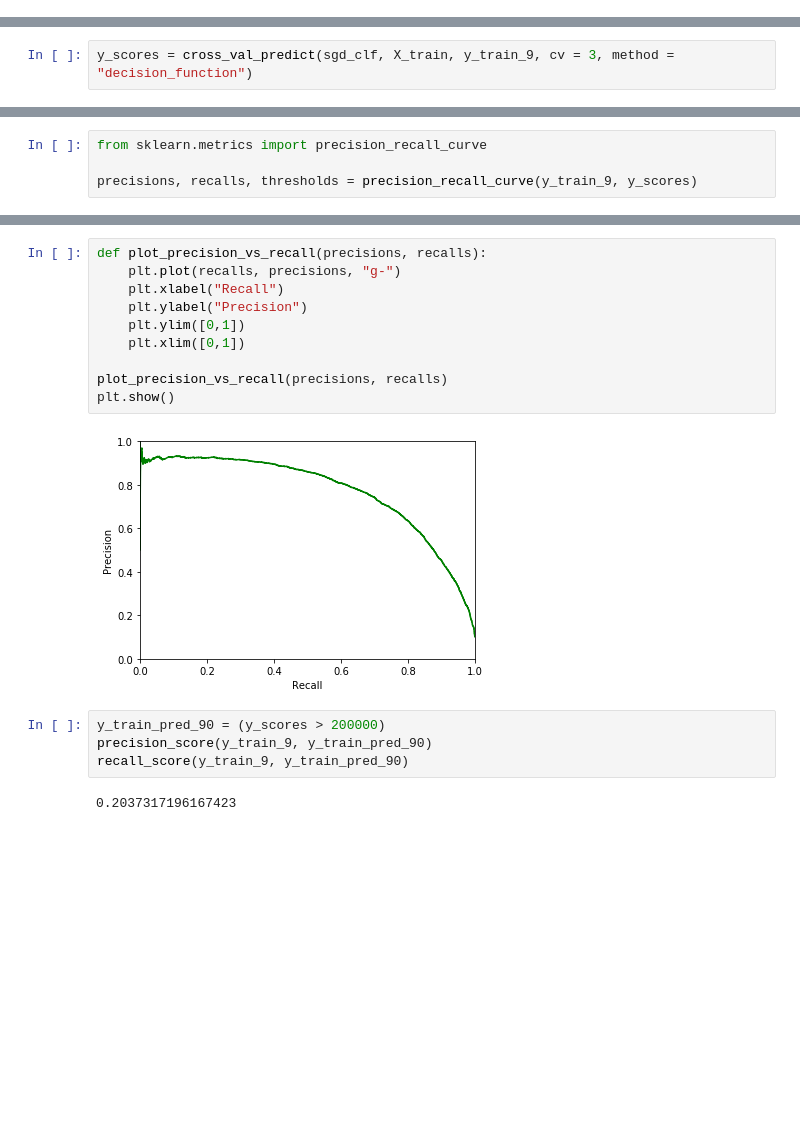
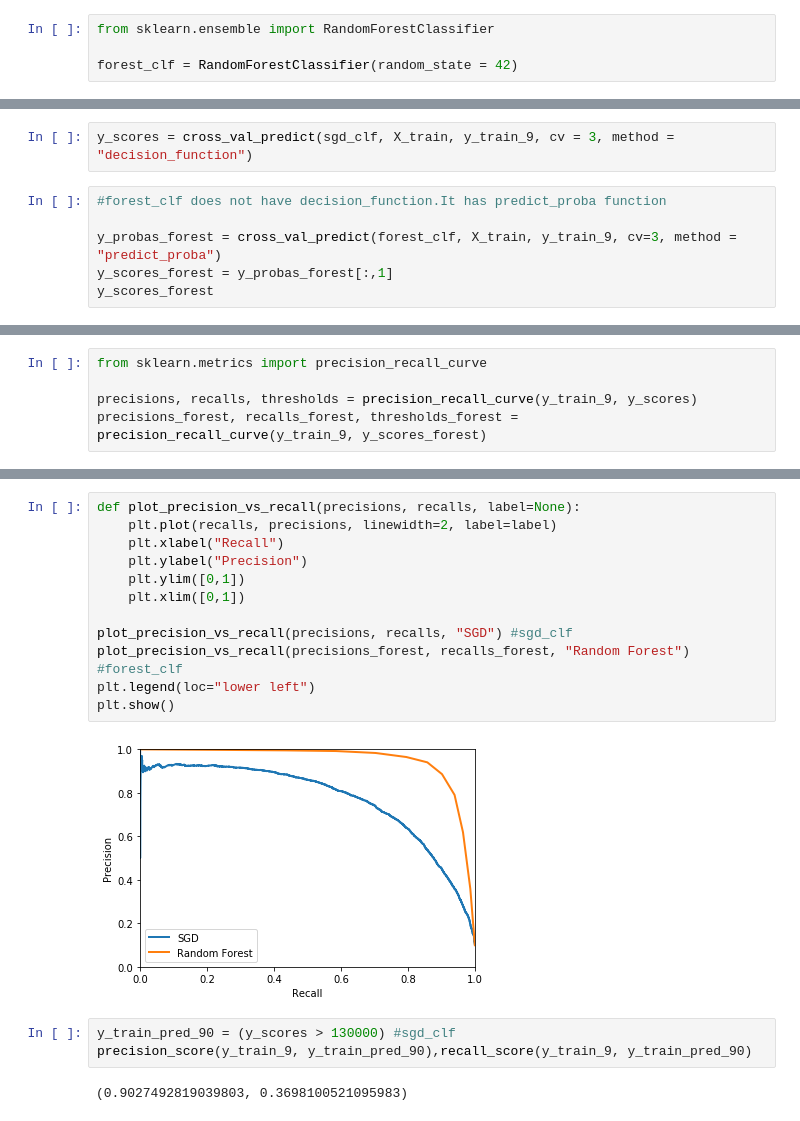
Before and after one commit to Diksha65/Programs, a Jupyter notebook: ML_Using_Python/Classification.ipynb, the cells around one changed output, grey strips where cells are left out. Drawn from its saved outputs; the diff is of its cells as text; blank space fills up the shorter version.

```diff
--- a/ML_Using_Python/Classification.ipynb
+++ b/ML_Using_Python/Classification.ipynb
@@ -98 +102,5 @@ array([ True])
+# %%
+from sklearn.ensemble import RandomForestClassifier
+
+forest_clf = RandomForestClassifier(random_state = 42)
 # %% [markdown]
@@ -221,3 +253,9 @@ array([False])
 The above cases predict that raising the threshold decreases recall. To decide which threshold to use, follow the below steps. From the graph one can select the threshold value that gives the best precision/recall tradeoff
 # %%
 y_scores = cross_val_predict(sgd_clf, X_train, y_train_9, cv = 3, method = "decision_function")
+# %%
+#forest_clf does not have decision_function.It has predict_proba function
+
+y_probas_forest = cross_val_predict(forest_clf, X_train, y_train_9, cv=3, method = "predict_proba")
+y_scores_forest = y_probas_forest[:,1]
+y_scores_forest
@@ -225,6 +265,7 @@ y_scores = cross_val_predict(sgd_clf, X_train, y_train_9, cv = 3, method = "deci
 from sklearn.metrics import precision_recall_curve
 
 precisions, recalls, thresholds = precision_recall_curve(y_train_9, y_scores)
+precisions_forest, recalls_forest, thresholds_forest = precision_recall_curve(y_train_9, y_scores_forest)
 # %%
 #plotting precision and recall as a function of threshold using matplotlib
 
@@ -242,18 +288,19 @@ plt.show()
 # %%
-def plot_precision_vs_recall(precisions, recalls):
-    plt.plot(recalls, precisions, "g-")
+def plot_precision_vs_recall(precisions, recalls, label=None):
+    plt.plot(recalls, precisions, linewidth=2, label=label)
     plt.xlabel("Recall")
     plt.ylabel("Precision")
     plt.ylim([0,1])
     plt.xlim([0,1])
 
-plot_precision_vs_recall(precisions, recalls)
+plot_precision_vs_recall(precisions, recalls, "SGD") #sgd_clf
+plot_precision_vs_recall(precisions_forest, recalls_forest, "Random Forest") #forest_clf
+plt.legend(loc="lower left")
 plt.show()
 # %% [output]
-[figure, old version]
+[figure, new version]
 # %%
-y_train_pred_90 = (y_scores > 200000)
-precision_score(y_train_9, y_train_pred_90)
-recall_score(y_train_9, y_train_pred_90)
+y_train_pred_90 = (y_scores > 130000) #sgd_clf
+precision_score(y_train_9, y_train_pred_90),recall_score(y_train_9, y_train_pred_90)
 # %% [output]
-0.2037317196167423
+(0.9027492819039803, 0.3698100521095983)
```
Also changed, not shown: parts of 35 cells of this notebook, 1 other file.
